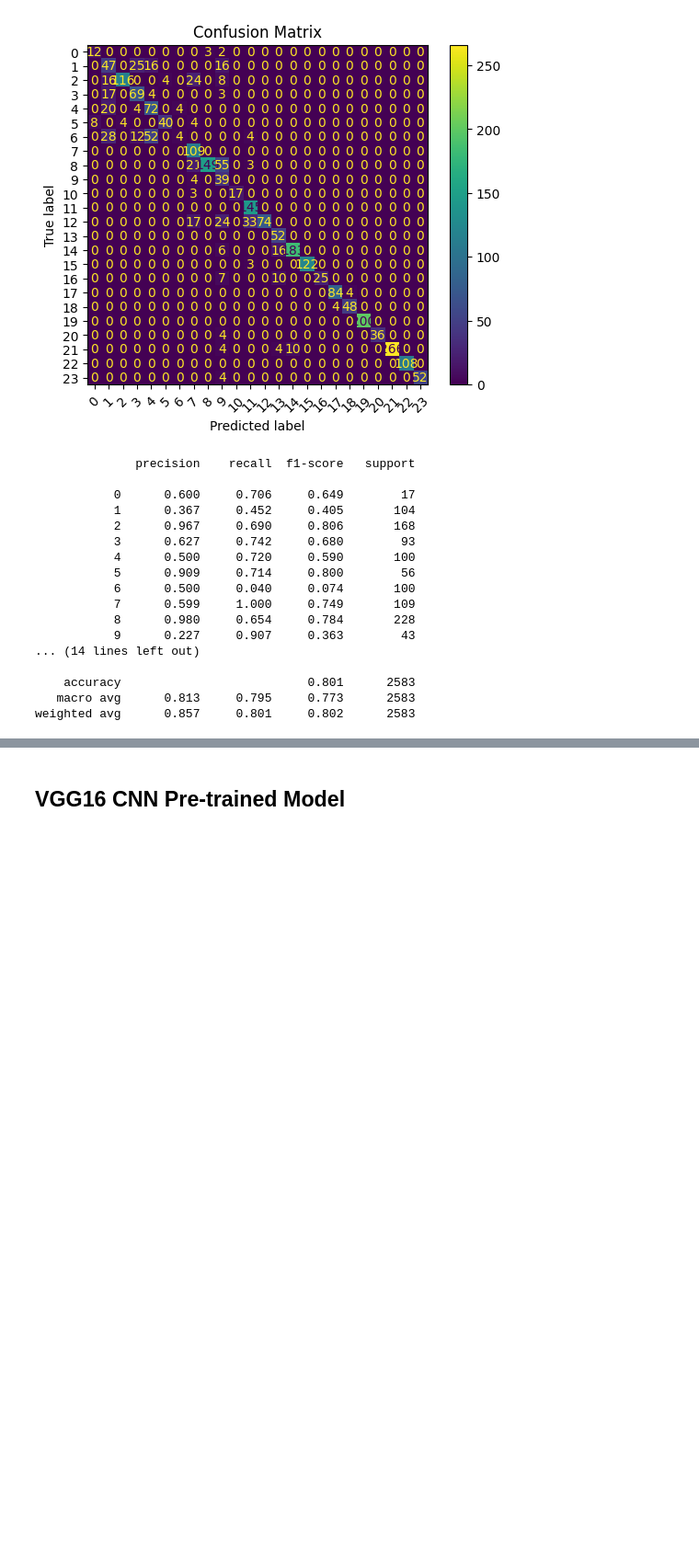
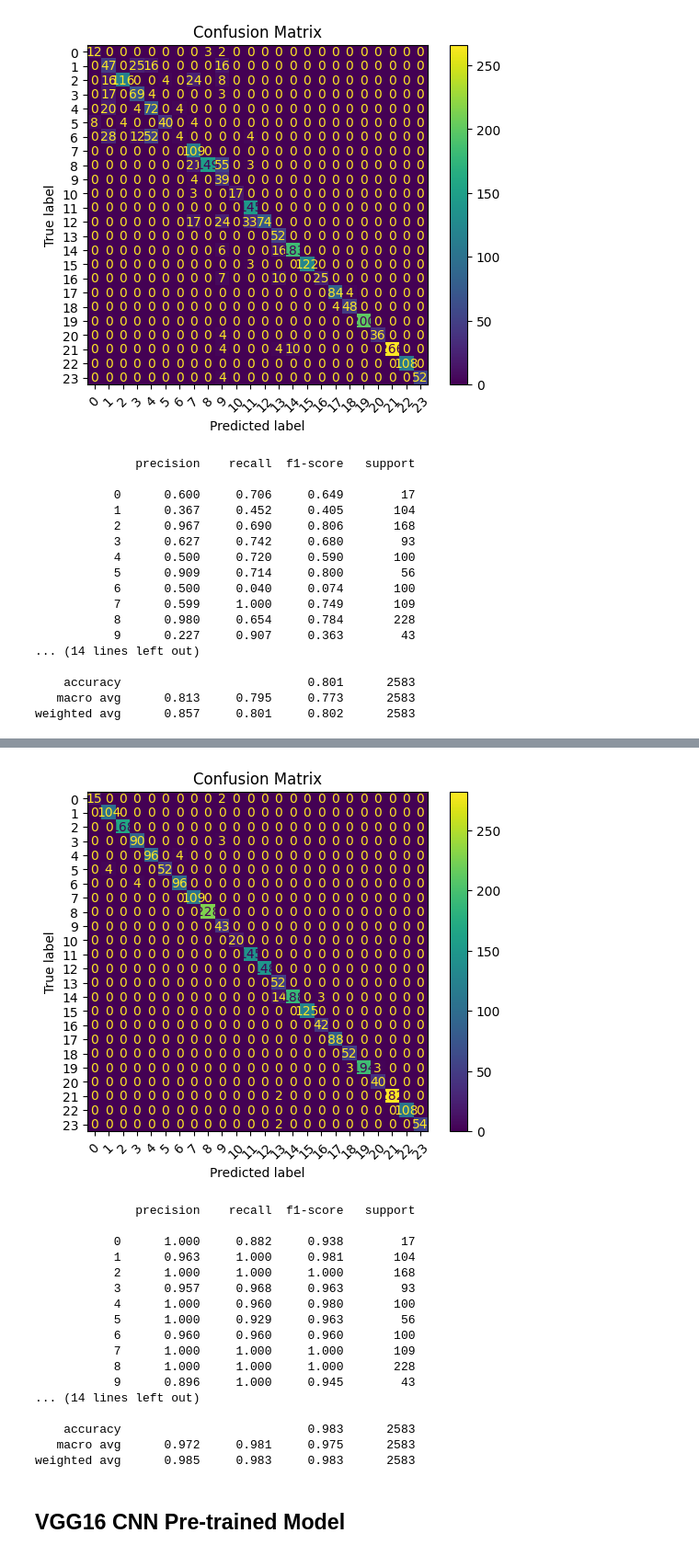
Before and after one commit to amelialon/IT1244-Final-Project, a Jupyter notebook: Proj.ipynb, the cells around one changed output, grey strips where cells are left out. Shown: that part at 92% size. Cells and saved outputs as stored; diff of their text form; code cells hidden in the pictures; blank space fills up the shorter version.

```diff
--- a/Proj.ipynb
+++ b/Proj.ipynb
@@ -901,0 +946,14 @@ weighted avg      0.857     0.801     0.802      2583
+# %%
+# Optimiser
+optimizer = torch.optim.AdamW(model.parameters(), lr=0.0005 , weight_decay=0.0001)  # weight decay  is to prevent overfitting
+#used Adam optimiser instead: converges faster and better for classification tasks
+
+# Use in your loss function
+criterion = nn.CrossEntropyLoss()
+
+for param in model.parameters():
+    param.requires_grad = True  # Freeze all layers
+
+# Unfreeze only the last fully connected layer
+# for param in model.fc.parameters():
+    # param.requires_grad = True
@@ -901,0 +1016,44 @@ weighted avg      0.857     0.801     0.802      2583
+# %%
+from sklearn.metrics import confusion_matrix, ConfusionMatrixDisplay, classification_report
+
+y_true = []
+y_pred = []
+
+model.eval()
+test_loss = 0.0
+correct = 0
+total = 0
+
+with torch.no_grad():
+    for images, labels in test_loader:
+        images = images.to(device)
+        labels = labels.to(device)
+
+        outputs = model(images)
+        loss = criterion(outputs, labels)
+        test_loss += loss.item()
+
+        _, predicted = torch.max(outputs, 1)
+        total += labels.size(0)
+        correct += (predicted == labels).sum().item()
+
+        y_true.extend(labels.cpu().numpy())
+        y_pred.extend(predicted.cpu().numpy())
+
+# Final metrics
+avg_test_loss = test_loss / len(test_loader)
+test_accuracy = 100 * correct / total
+
+print(f"\nTest Loss: {avg_test_loss:.4f}")
+print(f"Test Accuracy: {test_accuracy:.2f}%")
+
+# Confusion matrix
+cm = confusion_matrix(y_true, y_pred)
+disp = ConfusionMatrixDisplay(confusion_matrix=cm)
+disp.plot(xticks_rotation=45)
+plt.title("Confusion Matrix")
+plt.show()
+
+# Classification report
+print(classification_report(y_true, y_pred, digits=3))
+# %% [output]
@@ -902,3 +1062,21 @@ weighted avg      0.857     0.801     0.802      2583
+[figure, added]
+              precision    recall  f1-score   support
+
+           0      1.000     0.882     0.938        17
+           1      0.963     1.000     0.981       104
+           2      1.000     1.000     1.000       168
+           3      0.957     0.968     0.963        93
+           4      1.000     0.960     0.980       100
+           5      1.000     0.929     0.963        56
+           6      0.960     0.960     0.960       100
+           7      1.000     1.000     1.000       109
+           8      1.000     1.000     1.000       228
+           9      0.896     1.000     0.945        43
+... (14 lines left out)
+
+    accuracy                          0.983      2583
+   macro avg      0.972     0.981     0.975      2583
+weighted avg      0.985     0.983     0.983      2583
 # %% [markdown]
 ## VGG16 CNN Pre-trained Model
 # %%
```
Also changed, not shown: parts of 5 cells of this notebook.
